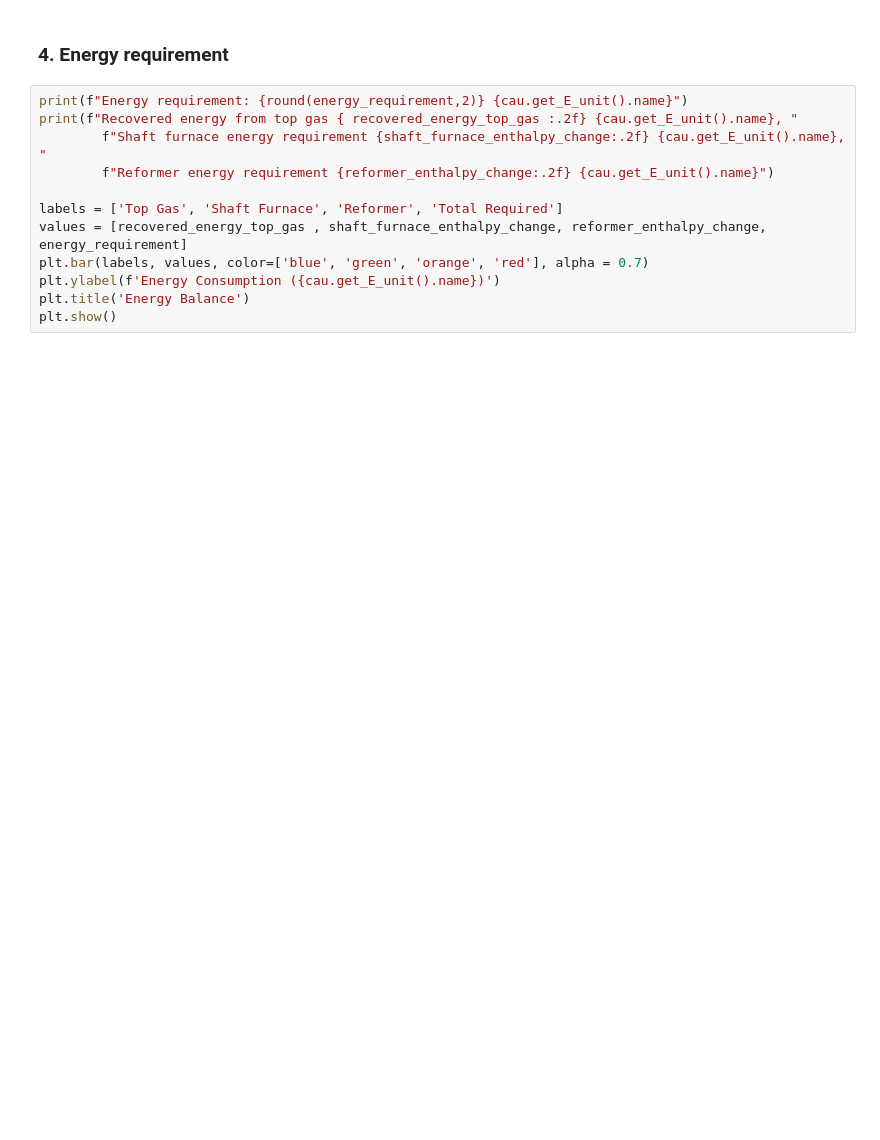
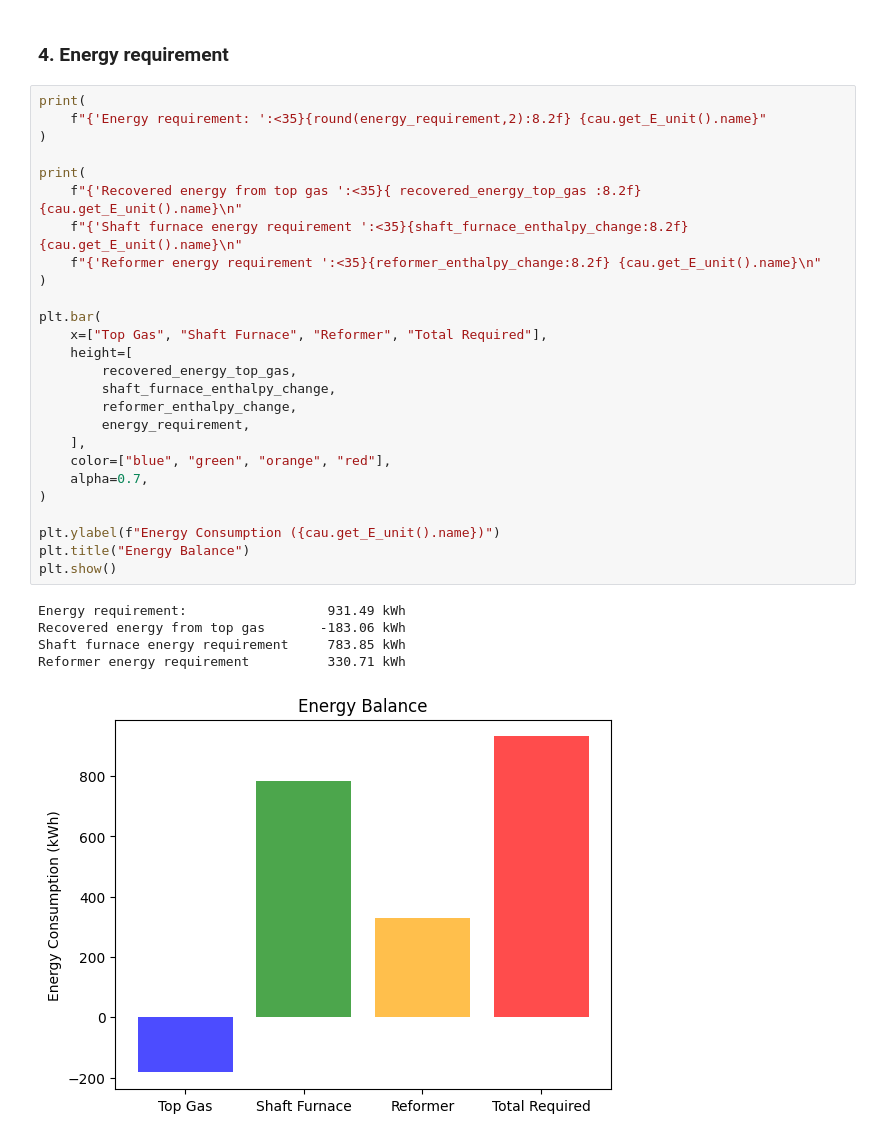
Before and after one commit to GTT-Technologies/ChemApp-Examples, a Jupyter notebook: SimpleMidrexModel/midrex_example.ipynb, the cells around one changed output. Drawn from its saved outputs; the diff is of its cells as text; blank space fills up the shorter version.

```diff
--- a/SimpleMidrexModel/midrex_example.ipynb
+++ b/SimpleMidrexModel/midrex_example.ipynb
@@ -249,14 +463,34 @@ draw_pie_chart(metallization_degree)
 # %% [markdown]
 ### 4. Energy requirement
 # %%
-print(f"Energy requirement: {round(energy_requirement,2)} {cau.get_E_unit().name}")
-print(f"Recovered energy from top gas { recovered_energy_top_gas :.2f} {cau.get_E_unit().name}, "
-        f"Shaft furnace energy requirement {shaft_furnace_enthalpy_change:.2f} {cau.get_E_unit().name}, "
-        f"Reformer energy requirement {reformer_enthalpy_change:.2f} {cau.get_E_unit().name}")
+print(
+    f"{'Energy requirement: ':<35}{round(energy_requirement,2):8.2f} {cau.get_E_unit().name}"
+)
 
-labels = ['Top Gas', 'Shaft Furnace', 'Reformer', 'Total Required']
-values = [recovered_energy_top_gas , shaft_furnace_enthalpy_change, reformer_enthalpy_change, energy_requirement]
-plt.bar(labels, values, color=['blue', 'green', 'orange', 'red'], alpha = 0.7)
-plt.ylabel(f'Energy Consumption ({cau.get_E_unit().name})')
-plt.title('Energy Balance')
+print(
+    f"{'Recovered energy from top gas ':<35}{ recovered_energy_top_gas :8.2f} {cau.get_E_unit().name}\n"
+    f"{'Shaft furnace energy requirement ':<35}{shaft_furnace_enthalpy_change:8.2f} {cau.get_E_unit().name}\n"
+    f"{'Reformer energy requirement ':<35}{reformer_enthalpy_change:8.2f} {cau.get_E_unit().name}\n"
+)
+
+plt.bar(
+    x=["Top Gas", "Shaft Furnace", "Reformer", "Total Required"],
+    height=[
+        recovered_energy_top_gas,
+        shaft_furnace_enthalpy_change,
+        reformer_enthalpy_change,
+        energy_requirement,
+    ],
+    color=["blue", "green", "orange", "red"],
+    alpha=0.7,
+)
+
+plt.ylabel(f"Energy Consumption ({cau.get_E_unit().name})")
+plt.title("Energy Balance")
 plt.show()
+# %% [output]
+Energy requirement:                  931.49 kWh
+Recovered energy from top gas       -183.06 kWh
+Shaft furnace energy requirement     783.85 kWh
+Reformer energy requirement          330.71 kWh
+[figure, added]
```
Also changed, not shown: parts of 13 cells of this notebook.
